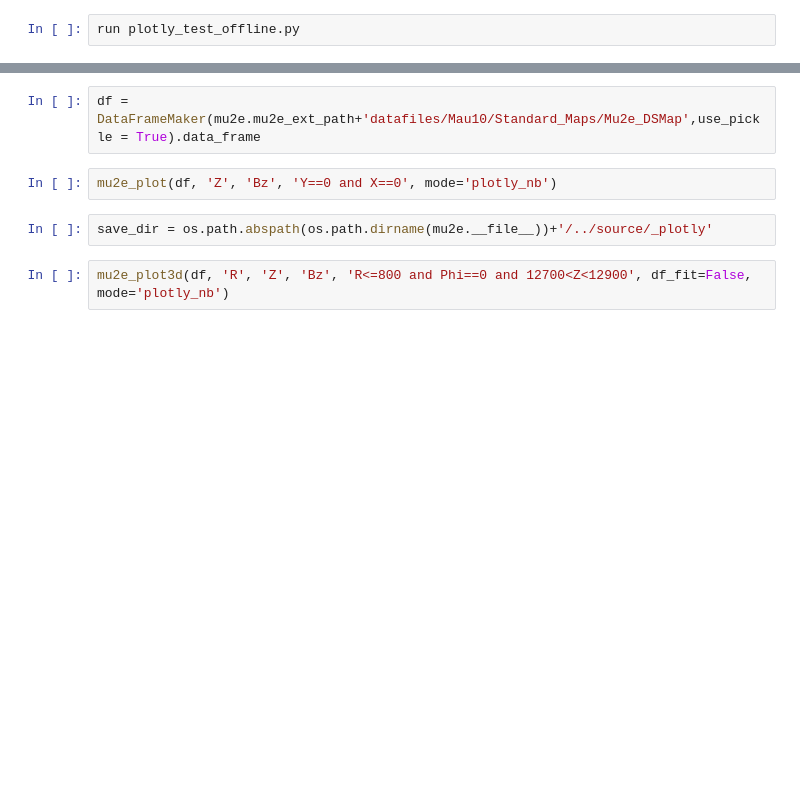
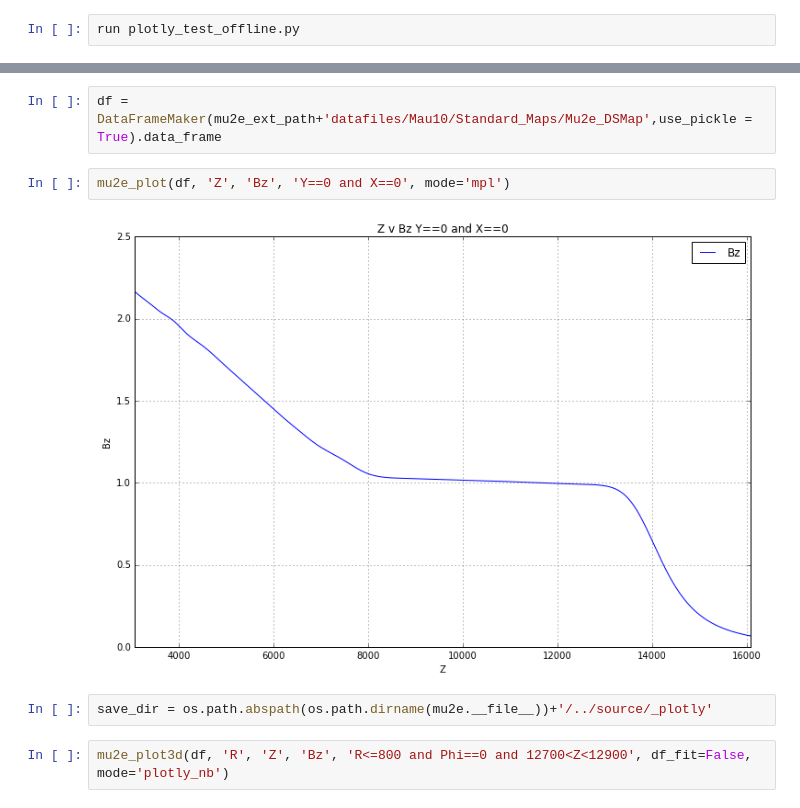
Before and after one commit to pollackscience/Mu2E, a Jupyter notebook: scripts/plotly_test.ipynb, the cells around one changed output, grey strips where cells are left out. Drawn from its saved outputs; the diff is of its cells as text; blank space fills up the shorter version.

Commit message:
plotting documentation update

```diff
--- a/scripts/plotly_test.ipynb
+++ b/scripts/plotly_test.ipynb
@@ -10,7 +16,9 @@ plt.rcParams['figure.figsize'] = (12,8)
 # %%
-df = DataFrameMaker(mu2e.mu2e_ext_path+'datafiles/Mau10/Standard_Maps/Mu2e_DSMap',use_pickle = True).data_frame
+df = DataFrameMaker(mu2e_ext_path+'datafiles/Mau10/Standard_Maps/Mu2e_DSMap',use_pickle = True).data_frame
 # %%
-mu2e_plot(df, 'Z', 'Bz', 'Y==0 and X==0', mode='plotly_nb')
+mu2e_plot(df, 'Z', 'Bz', 'Y==0 and X==0', mode='mpl')
+# %% [output]
+[figure, added]
 # %%
 save_dir = os.path.abspath(os.path.dirname(mu2e.__file__))+'/../source/_plotly'
 # %%
```
Also changed, not shown: parts of 1 cell of this notebook, 6 other files.
